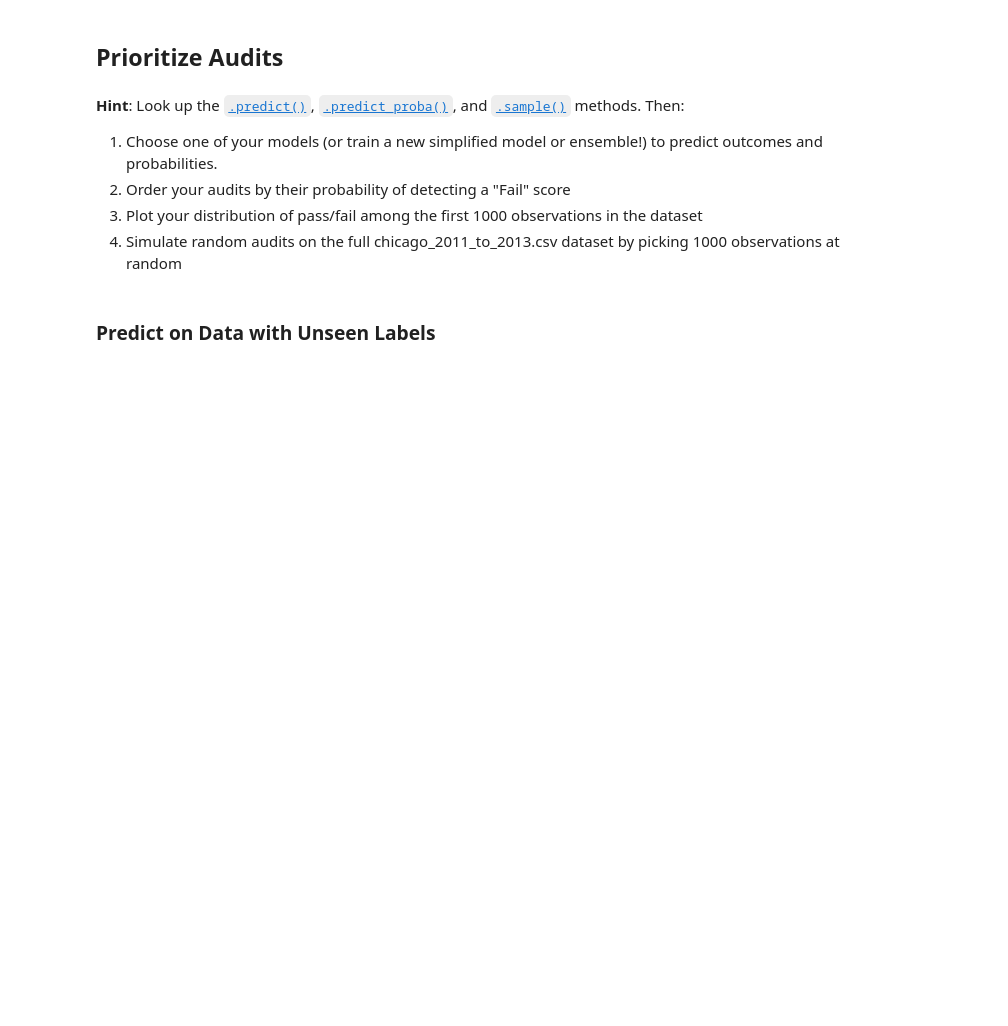
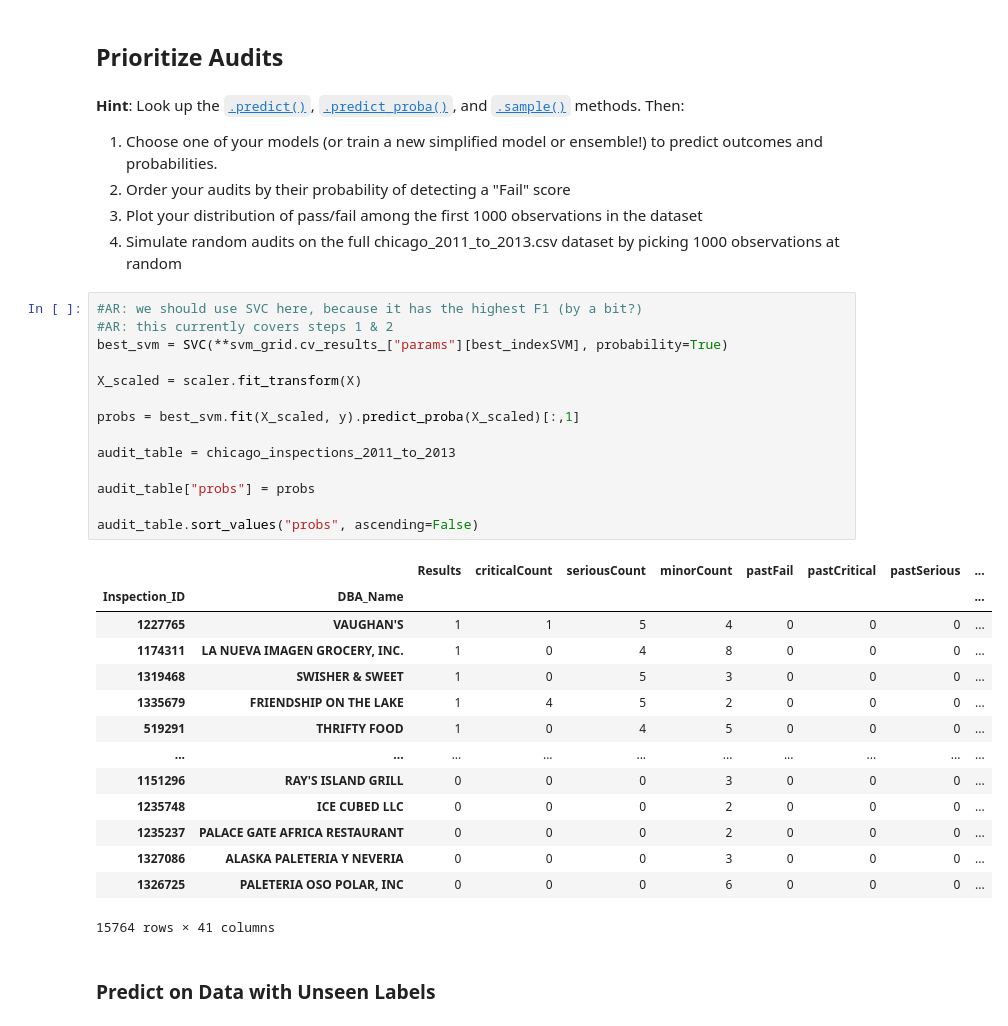
Before and after one commit to lawrence-j-liu/CSS_Project-3_Team-3_Fall-2020, a Jupyter notebook: Project 3 Students.ipynb, the cells around one changed output. Drawn from its saved outputs; the diff is of its cells as text; blank space fills up the shorter version.

Commit message:
Started audit process

```diff
--- a/Project 3 Students.ipynb
+++ b/Project 3 Students.ipynb
@@ -522,6 +517,35 @@ f1: 0.8163325140844762
 2. Order your audits by their probability of detecting a "Fail" score
 3. Plot your distribution of pass/fail among the first 1000 observations in the dataset
 4. Simulate random audits on the full chicago_2011_to_2013.csv dataset by picking 1000 observations at random
+# %%
+#AR: we should use SVC here, because it has the highest F1 (by a bit?)
+#AR: this currently covers steps 1 & 2
+best_svm = SVC(**svm_grid.cv_results_["params"][best_indexSVM], probability=True)
+
+X_scaled = scaler.fit_transform(X)
+
+probs = best_svm.fit(X_scaled, y).predict_proba(X_scaled)[:,1]
+
+audit_table = chicago_inspections_2011_to_2013
+
+audit_table["probs"] = probs
+
+audit_table.sort_values("probs", ascending=False)
+# %% [output]
+|  |  | Results | criticalCount | seriousCount | minorCount | pastFail | pastCritical | pastSerious | ... |
+| Inspection_ID | DBA_Name |  |  |  |  |  |  |  | ... |
+| 1227765 | VAUGHAN'S | 1 | 1 | 5 | 4 | 0 | 0 | 0 | ... |
+| 1174311 | LA NUEVA IMAGEN GROCERY, INC. | 1 | 0 | 4 | 8 | 0 | 0 | 0 | ... |
+| 1319468 | SWISHER & SWEET | 1 | 0 | 5 | 3 | 0 | 0 | 0 | ... |
+| 1335679 | FRIENDSHIP ON THE LAKE | 1 | 4 | 5 | 2 | 0 | 0 | 0 | ... |
+| 519291 | THRIFTY FOOD | 1 | 0 | 4 | 5 | 0 | 0 | 0 | ... |
+| ... | ... | ... | ... | ... | ... | ... | ... | ... | ... |
+| 1151296 | RAY'S ISLAND GRILL | 0 | 0 | 0 | 3 | 0 | 0 | 0 | ... |
+| 1235748 | ICE CUBED LLC | 0 | 0 | 0 | 2 | 0 | 0 | 0 | ... |
+| 1235237 | PALACE GATE AFRICA RESTAURANT | 0 | 0 | 0 | 2 | 0 | 0 | 0 | ... |
+| 1327086 | ALASKA PALETERIA Y NEVERIA | 0 | 0 | 0 | 3 | 0 | 0 | 0 | ... |
+| 1326725 | PALETERIA OSO POLAR, INC | 0 | 0 | 0 | 6 | 0 | 0 | 0 | ... |
+15764 rows × 41 columns
 # %% [markdown]
 ### Predict on Data with Unseen Labels
 # %%
```
Also changed, not shown: parts of 8 cells of this notebook.
